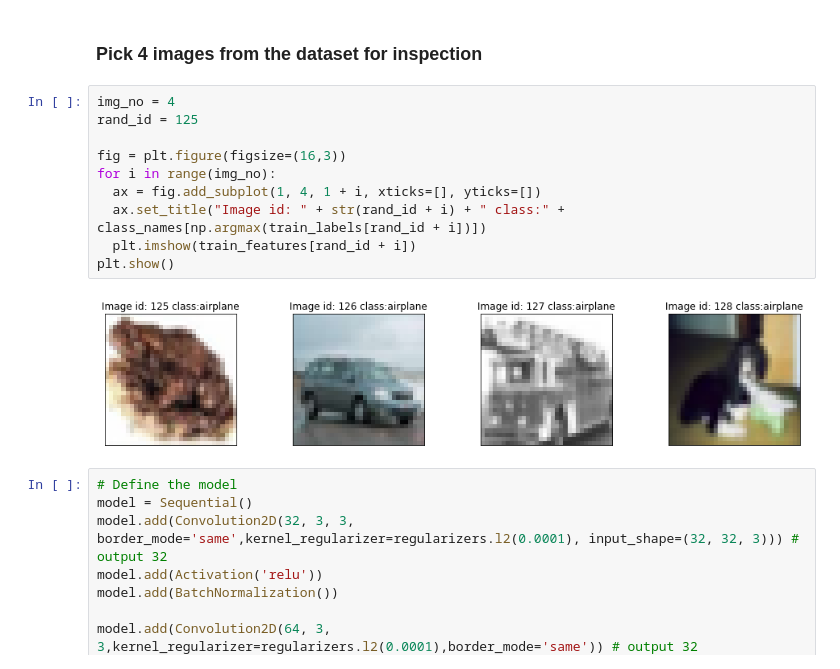
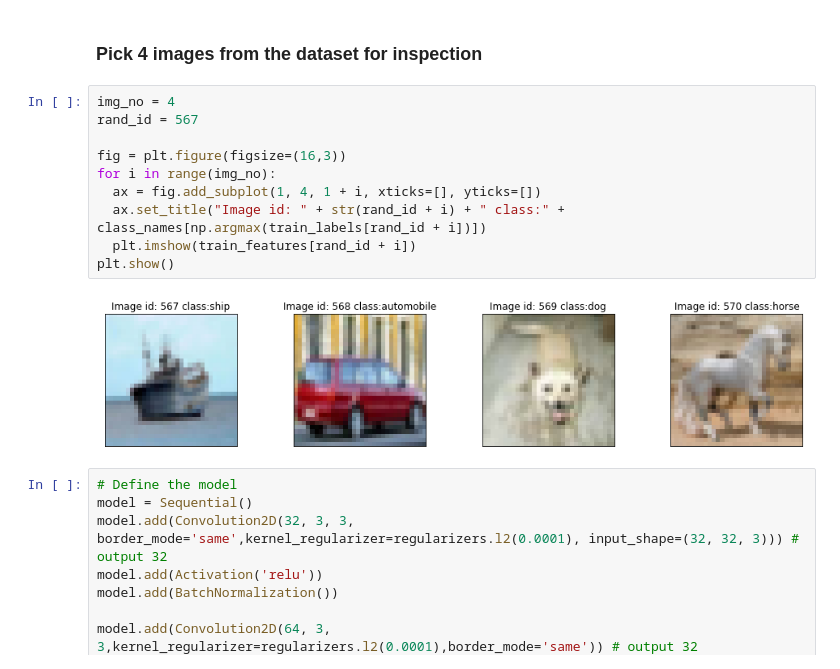
Before and after one commit to sarvan0506/AI, a Jupyter notebook: Assignment9.ipynb, the cells around one changed output. Cells and saved outputs as stored; diff of their text form.

```diff
--- a/Assignment9.ipynb
+++ b/Assignment9.ipynb
@@ -86,16 +84,16 @@ test_labels = np_utils.to_categorical(test_labels, num_classes)
 ### Pick 4 images from the dataset for inspection
 # %%
 img_no = 4
-rand_id = 125
+rand_id = 567
 
 fig = plt.figure(figsize=(16,3))
 for i in range(img_no):
   ax = fig.add_subplot(1, 4, 1 + i, xticks=[], yticks=[])
   ax.set_title("Image id: " + str(rand_id + i) + " class:" + class_names[np.argmax(train_labels[rand_id + i])])
   plt.imshow(train_features[rand_id + i])
 plt.show()
 # %% [output]
-[figure, old version]
+[figure, new version]
 # %%
 # Define the model
 model = Sequential()
```
Also changed, not shown: parts of 1 cell of this notebook.
